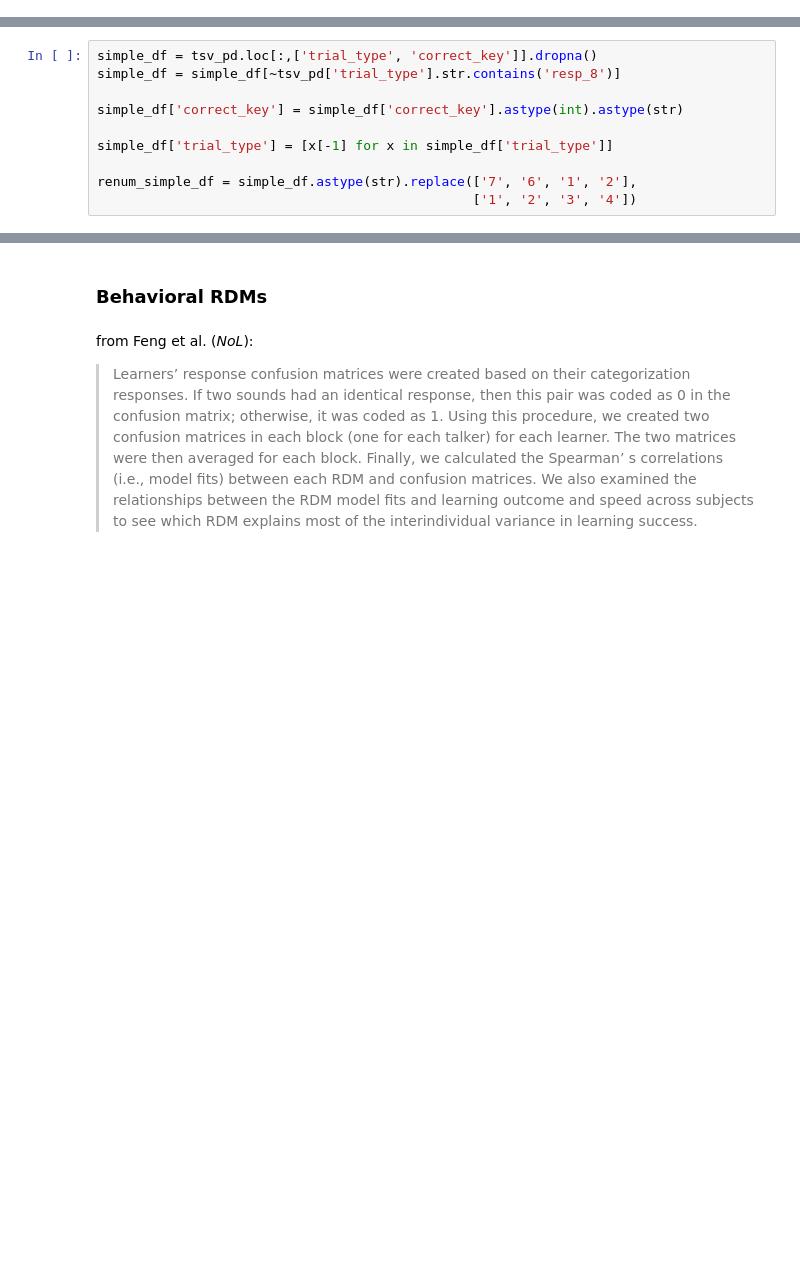
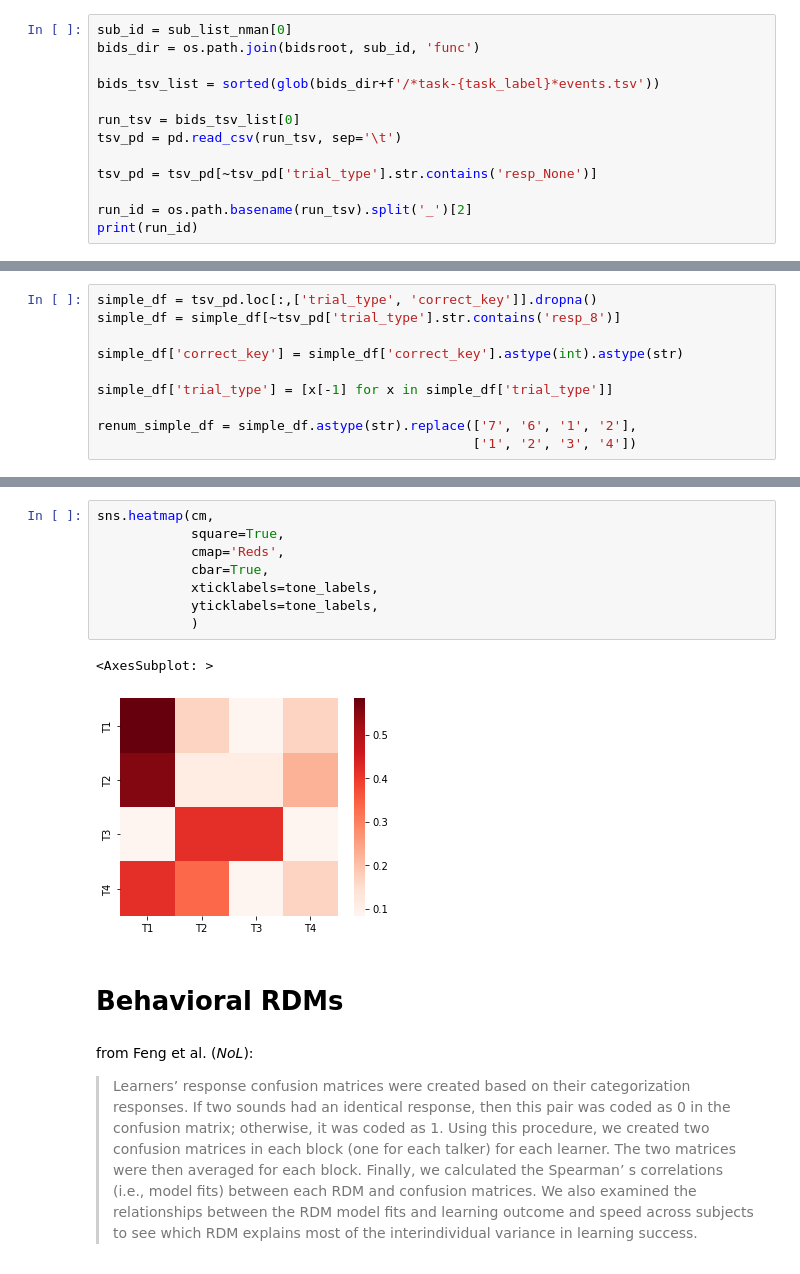
Before and after one commit to sitek/auditory_category_learning, a Jupyter notebook: behav_conversion/behavior_analysis.ipynb, the cells around one changed output, grey strips where cells are left out. Saved outputs shown, nothing was run; the diff lists cells and outputs as text; blank space fills up the shorter version.

```diff
--- a/behav_conversion/behavior_analysis.ipynb
+++ b/behav_conversion/behavior_analysis.ipynb
@@ -36,0 +200,13 @@ run-01
+# %%
+sub_id = sub_list_nman[0]
+bids_dir = os.path.join(bidsroot, sub_id, 'func')
+
+bids_tsv_list = sorted(glob(bids_dir+f'/*task-{task_label}*events.tsv'))
+
+run_tsv = bids_tsv_list[0]
+tsv_pd = pd.read_csv(run_tsv, sep='\t')
+
+tsv_pd = tsv_pd[~tsv_pd['trial_type'].str.contains('resp_None')]
+
+run_id = os.path.basename(run_tsv).split('_')[2]
+print(run_id)
@@ -63,5 +257,16 @@ sub-FLT02 run-01 accuracy = 0.403
+# %%
+sns.heatmap(cm,
+            square=True,
+            cmap='Reds',
+            cbar=True,
+            xticklabels=tone_labels,
+            yticklabels=tone_labels,
+            )
+# %% [output]
+<AxesSubplot: >
+[figure, added]
 # %% [markdown]
-### Behavioral RDMs
+# Behavioral RDMs
 # %% [markdown]
 from Feng et al. (*NoL*):
 > Learners’ response confusion matrices were created based on their categorization responses. If two sounds had an identical response, then this pair was coded as 0 in the confusion matrix; otherwise, it was coded as 1. Using this procedure, we created two confusion matrices in each block (one for each talker) for each learner. The two matrices were then averaged for each block. Finally, we calculated the Spearman’ s correlations (i.e., model fits) between each RDM and confusion matrices. We also examined the relationships between the RDM model fits and learning outcome and speed across subjects to see which RDM explains most of the interindividual variance in learning success.
```
Also changed, not shown: parts of 42 cells of this notebook, 49 other files.
